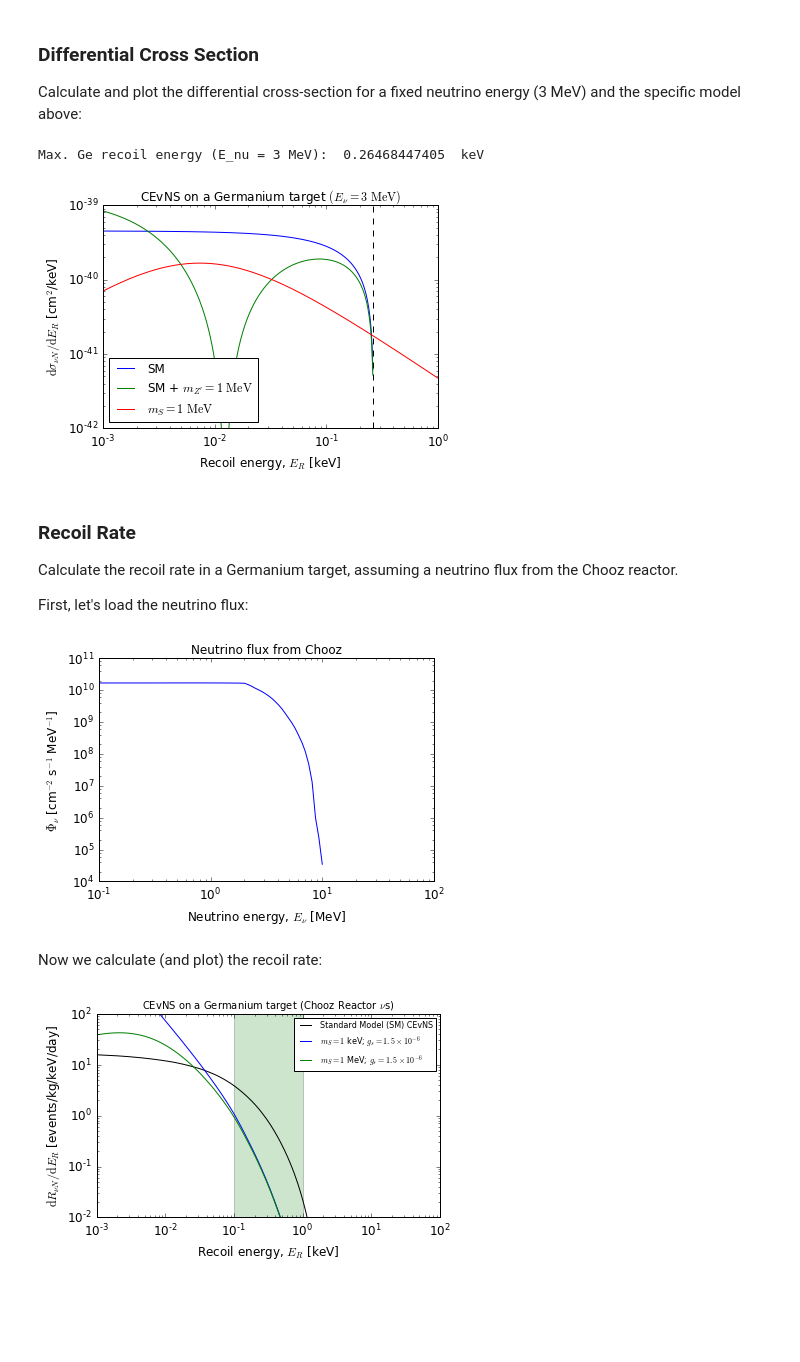
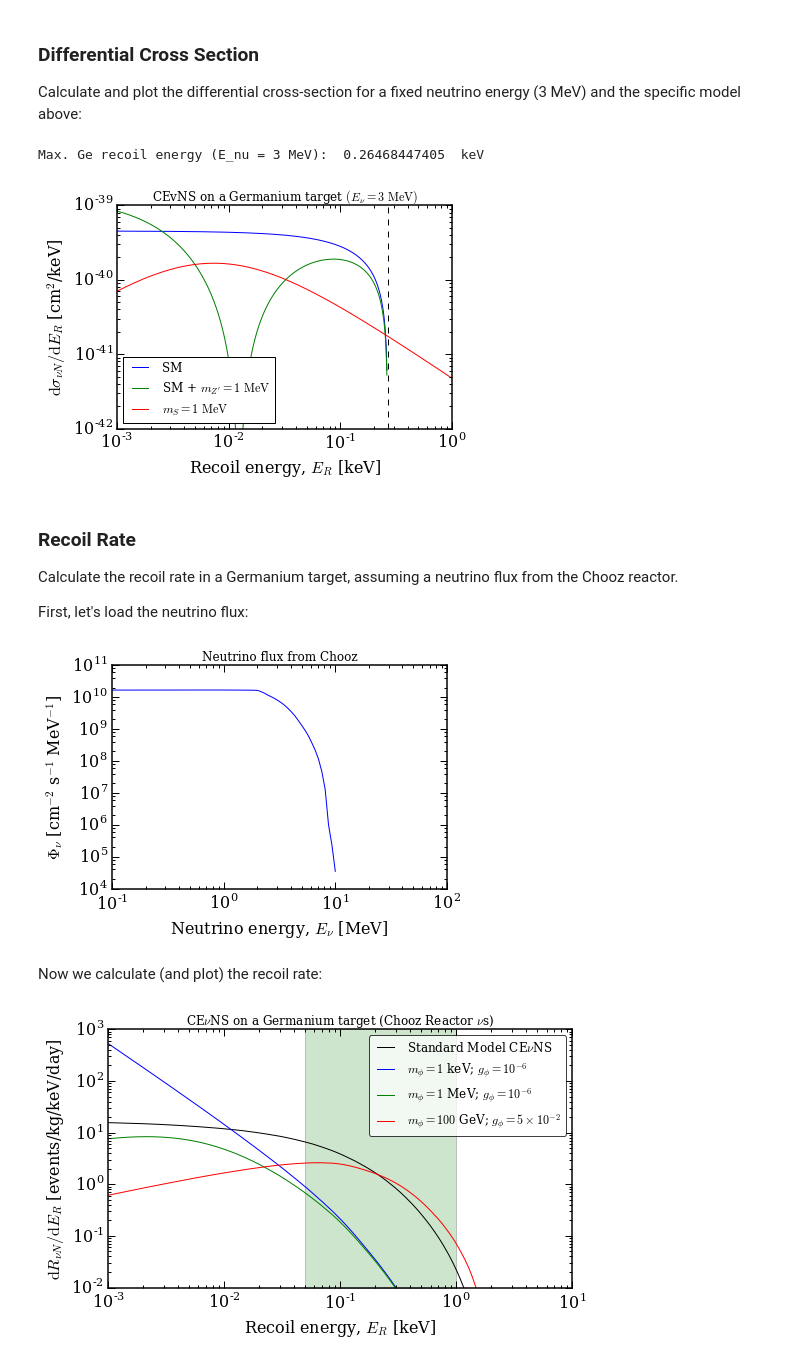
Before and after one commit to bradkav/CEvNS, a Jupyter notebook: CEvNS-examples.ipynb, the cells around one changed output. Drawn from its saved outputs; the diff is of its cells as text; code cells hidden in the pictures; blank space fills up the shorter version.

```diff
--- a/CEvNS-examples.ipynb
+++ b/CEvNS-examples.ipynb
@@ -1,12 +1,28 @@
 # %%
 %matplotlib inline
 import numpy as np
-import matplotlib
+import matplotlib as mpl
 #matplotlib.use('Agg')
 import matplotlib.pyplot as pl
 
 #Change default font size so you don't need a magnifying glass
-matplotlib.rc('font', **{'size'   : 12})
+#matplotlib.rc('font', **{'size'   : 12})
+
+#Plotting parameters ----------------
+font = {'family' : 'serif',
+        'size'   : 16}
+
+mpl.rcParams['xtick.major.size'] = 7
+mpl.rcParams['xtick.major.width'] = 1
+mpl.rcParams['xtick.minor.size'] = 3
+mpl.rcParams['xtick.minor.width'] = 1
+mpl.rcParams['ytick.major.size'] = 7
+mpl.rcParams['ytick.major.width'] = 1
+mpl.rcParams['ytick.minor.size'] = 3
+mpl.rcParams['ytick.minor.width'] = 1
+mpl.rcParams['axes.linewidth'] = 1.5
+
+mpl.rc('font', **font)
 # %% [markdown]
 Import the CEvNS module
 # %%
@@ -73,7 +89,7 @@ pl.ylabel(r"$\mathrm{d}\sigma_{\nu N}/\mathrm{d}E_R$ [cm$^2$/keV]")
 pl.show()
 # %% [output]
 Max. Ge recoil energy (E_nu = 3 MeV):  0.26468447405  keV
-[figure, old version]
+[figure, new version]
 # %% [markdown]
 ### Recoil Rate
 
@@ -95,7 +111,7 @@ pl.xlabel(r"Neutrino energy, $E_\nu$ [MeV]")
 pl.ylabel(r"$\Phi_\nu$ [cm$^{-2}$ s$^{-1}$ MeV$^{-1}$]")
 pl.show()
 # %% [output]
-[figure, old version]
+[figure, new version]
 # %% [markdown]
 Now we calculate (and plot) the recoil rate:
 # %%
@@ -131,59 +147,60 @@ dRdE_mag = weight*diffRate_mag(E_R, A_Ge, Z_Ge, mu_nu)
 dRdE_scalar = weight*diffRate_scalar(E_R, A_Ge, Z_Ge, Q_S, m_S)
 
 #Do some plotting
-pl.figure(figsize=(6,4))
+pl.figure(figsize=(8,5))
 
-pl.fill_between(np.linspace(0.1,1), 1e-2, 1e2, alpha=0.2, facecolor='green')
+pl.fill_between(np.linspace(0.05,1), 1e-2, 1e3, alpha=0.2, facecolor='green')
 
-interactions = ["SM","scalar"]
+interactions = ["SM", "scalar"]
 
 if ("SM" in interactions):
-    pl.loglog(E_R, dRdE,'k',label="Standard Model (SM) CEvNS")
+    pl.loglog(E_R, dRdE,'k',label=r"Standard Model CE$\nu$NS")
 
 if ("magnetic" in interactions):
     pl.loglog(E_R, diffRate_mag(E_R, A_Ge, Z_Ge, 2.2e-12), label=r"$\mu_\nu = 2.2\times10^{-12}\,\mu_B$")
     pl.loglog(E_R, diffRate_mag(E_R, A_Ge, Z_Ge, 2.9e-11), label=r"$\mu_\nu = 2.9\times10^{-11}\,\mu_B$")
-    pl.loglog(E_R, diffRate_mag(E_R, A_Ge, Z_Ge, 1.0e-10), label=r"$\mu_\nu = 1.0\times10^{-10}\, \mu_B$")
-    pl.loglog(E_R, diffRate_mag(E_R, A_Ge, Z_Ge, 1.0e-9), label=r"$\mu_\nu = 1.0\times10^{-9}\, \mu_B$")
+    pl.loglog(E_R, diffRate_mag(E_R, A_Ge, Z_Ge, 2.0e-10), label=r"$\mu_\nu = 3.0\times10^{-10}\, \mu_B$")
+    #pl.loglog(E_R, diffRate_mag(E_R, A_Ge, Z_Ge, 1.0e-9), label=r"$\mu_\nu = 1.0\times10^{-9}\, \mu_B$")
 
 if ("scalar" in interactions):
-    pl.loglog(E_R, diffRate_scalar(E_R, A_Ge, Z_Ge, (1.5e-6)**2, 1e-3),label=r"$m_S = 1$ keV; $g_s = 1.5 \times 10^{-6}$")
-    pl.loglog(E_R, diffRate_scalar(E_R, A_Ge, Z_Ge, (1.5e-6)**2, 1e0),label=r"$m_S = 1$ MeV; $g_s = 1.5 \times 10^{-6}$")
+    pl.loglog(E_R, diffRate_scalar(E_R, A_Ge, Z_Ge, (1.0e-6)**2, 1e-3),label=r"$m_\phi = 1$ keV; $g_\phi =  10^{-6}$")
+    pl.loglog(E_R, diffRate_scalar(E_R, A_Ge, Z_Ge, (1.0e-6)**2, 1e0),label=r"$m_\phi = 1$ MeV; $g_\phi =  10^{-6}$")
     #pl.loglog(E_R, diffRate_scalar(E_R, A_Ge, Z_Ge, 1e-9, 1), label=r"$m_S = 1$ MeV; $Q_S = 10^{-9}$")
     #pl.loglog(E_R, diffRate_scalar(E_R, A_Ge, Z_Ge, 1e-8, 5),label=r"$m_S = 5$ MeV; $Q_S = 10^{-8}$")
-    #pl.loglog(E_R, diffRate_scalar(E_R, A_Ge, Z_Ge, 5e-4, 1e3), label=r"$m_S = 1$ GeV; $Q_S = 5\times10^{-4}$")
+    pl.loglog(E_R, diffRate_scalar(E_R, A_Ge, Z_Ge, (5.0e-2)**2, 1e5), label=r"$m_\phi = 100$ GeV; $g_\phi = 5\times10^{-2}$")
     #pl.loglog(E_R, diffRate_mag(E_R, A_Ge, Z_Ge, 2.9e-11), label=r"$\mu_\nu = 2.9\times10^{-11} \mu_B$")
 
 if ("Zprime" in interactions or "vector" in interactions):
-    pl.loglog(E_R, diffRate_CEvNS(E_R, A_Ge, Z_Ge, 1e-11, 1e-2), 'm-',label=r"+ $m_{Z'} = 10$ keV; $Q_{Z'} = 10^{-11}$")
-    pl.loglog(E_R, diffRate_CEvNS(E_R, A_Ge, Z_Ge, 1e-10, 1e-2), 'm--',dashes=(5, 2),label=r"+ $m_{Z'} = 10$ keV; $Q_{Z'} = 10^{-10}$")
+    pl.loglog(E_R, diffRate_CEvNS(E_R, A_Ge, Z_Ge, (4e-6)**2, 1e-2), 'm-',label=r"+ $m_{Z'} = 10$ keV; $g_{Z'} = 4 \times 10^{-6}$")
+    #pl.loglog(E_R, diffRate_CEvNS(E_R, A_Ge, Z_Ge, 1e-10, 1e-2), 'm--',dashes=(5, 2),label=r"+ $m_{Z'} = 10$ keV; $Q_{Z'} = 10^{-10}$")
 
-    pl.loglog(E_R, diffRate_CEvNS(E_R, A_Ge, Z_Ge, 1e-10, 10), 'r-',label=r"+ $m_{Z'} = 10$ MeV; $Q_{Z'} = 10^{-10}$")
-    pl.loglog(E_R, diffRate_CEvNS(E_R, A_Ge, Z_Ge, 1e-9, 10), 'r--',dashes=(5, 2),label=r"+ $m_{Z'} = 10$ MeV; $Q_{Z'} = 10^{-9}$")
+    #pl.loglog(E_R, diffRate_CEvNS(E_R, A_Ge, Z_Ge, 1e-10, 10), 'r-',label=r"+ $m_{Z'} = 10$ MeV; $Q_{Z'} = 10^{-10}$")
+    pl.loglog(E_R, diffRate_CEvNS(E_R, A_Ge, Z_Ge, (1e-5)**2, 1), 'r-',label=r"+ $m_{Z'} = 1$ MeV; $g_{Z'} = 10^{-5}$")
 
-    pl.loglog(E_R, diffRate_CEvNS(E_R, A_Ge, Z_Ge, 1, 1e6), 'b-',label=r"+ $m_{Z'} = 1$ TeV; $Q_{Z'} = 1$")
-    pl.loglog(E_R, diffRate_CEvNS(E_R, A_Ge, Z_Ge, 4, 1e6), 'b--',dashes=(5, 2),label=r"+ $m_{Z'} = 1$ TeV; $Q_{Z'} = 4$")
+    pl.loglog(E_R, diffRate_CEvNS(E_R, A_Ge, Z_Ge, (1e-1)**2, 1e5), 'b-',label=r"+ $m_{Z'} = 100$ GeV; $g_{Z'} = 10^{-1}$")
+    #pl.loglog(E_R, diffRate_CEvNS(E_R, A_Ge, Z_Ge, 4, 1e6), 'b--',dashes=(5, 2),label=r"+ $m_{Z'} = 1$ TeV; $Q_{Z'} = 4$")
 
 
     #pl.loglog(E_R, diffRate_CEvNS(E_R, A_Ge, Z_Ge, 1, 1e6), label=r"SM + $m_{Z'} = 1$ TeV; $Q_{Z'} = 1$")
 #pl.loglog(E_R, dRdE_lightZ,'plum', label=r"SM + $m_{Z'} = 1\,\, \mathrm{MeV}$")
 #pl.loglog(E_R, dRdE_heavyZ,label=r"SM + $m_{Z'} = 100\,\, \mathrm{GeV}$")
 #pl.loglog(E_R, diffRate_mag(E_R, A_Ge, Z_Ge, 1.0e-10), label=r"$\mu_\nu = 1.0\times10^{-10} \mu_B$")
 #pl.loglog(E_R, diffRate_mag(E_R, A_Ge, Z_Ge, 2.9e-11), label=r"$\mu_\nu = 2.9\times10^{-11} \mu_B$")
 
 #pl.loglog(E_R, dRdE_scalar, label=r"$m_{S} = 1\,\, \mathrm{MeV}$")
 
-pl.ylim(1e-2, 1e2)
-pl.xlim(1e-3, 1e2)
+pl.ylim(1e-2, 1e3)
+pl.xlim(1e-3, 1e1)
 
-pl.legend(fontsize=8.0, loc="best")
+leg = pl.legend(fontsize=12.0, loc="best", fancybox=True)
+leg.get_frame().set_alpha(0.75)
 
-pl.title(r"CEvNS on a Germanium target (Chooz Reactor $\nu$s)", fontsize=10)
+pl.title(r"CE$\nu$NS on a Germanium target (Chooz Reactor $\nu$s)", fontsize=12)
 pl.xlabel(r"Recoil energy, $E_R$ [keV]")
 pl.ylabel(r"$\mathrm{d}R_{\nu N}/\mathrm{d}E_R$ [events/kg/keV/day]")
 pl.tight_layout()
-pl.savefig("CEvNS_rate_Zprime.pdf", bbox_inches="tight")
+pl.savefig("CEvNS_rate_scalar.pdf", bbox_inches="tight")
 
 pl.show()
 # %% [output]
-[figure, old version]
+[figure, new version]
```
Also changed, not shown: 11 other files.
